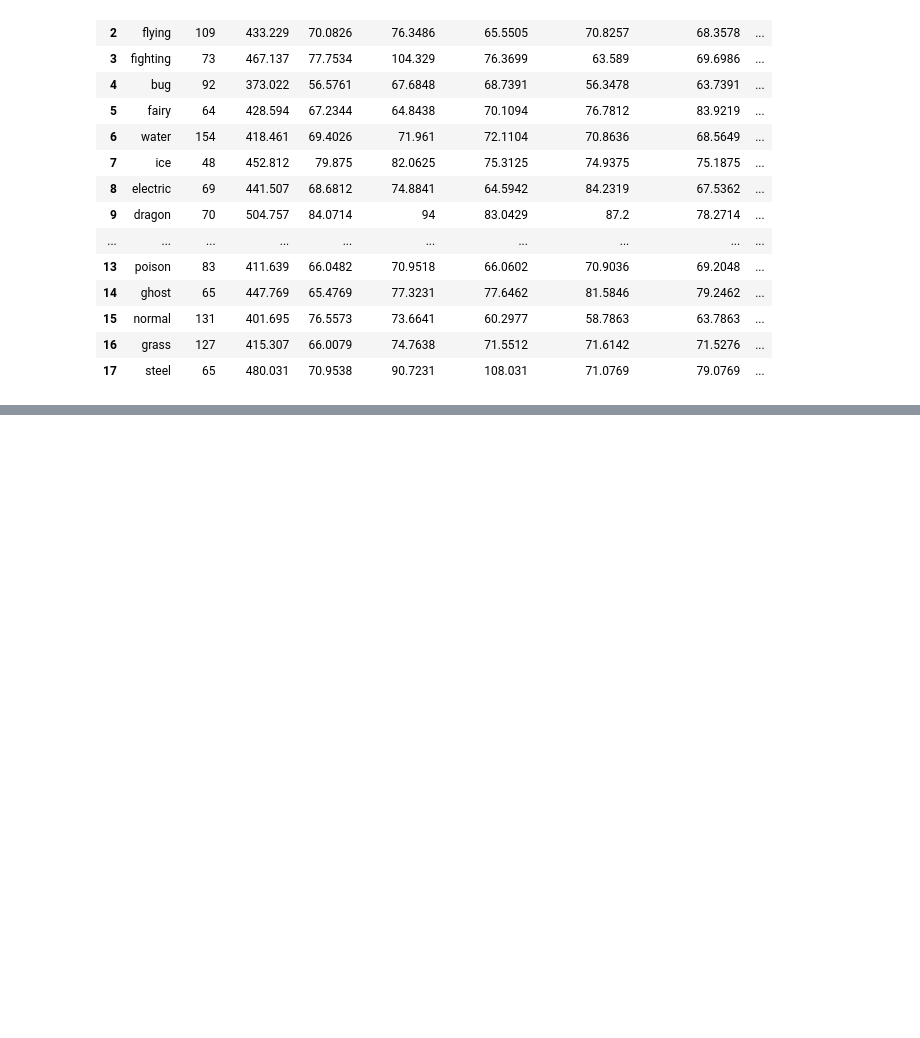
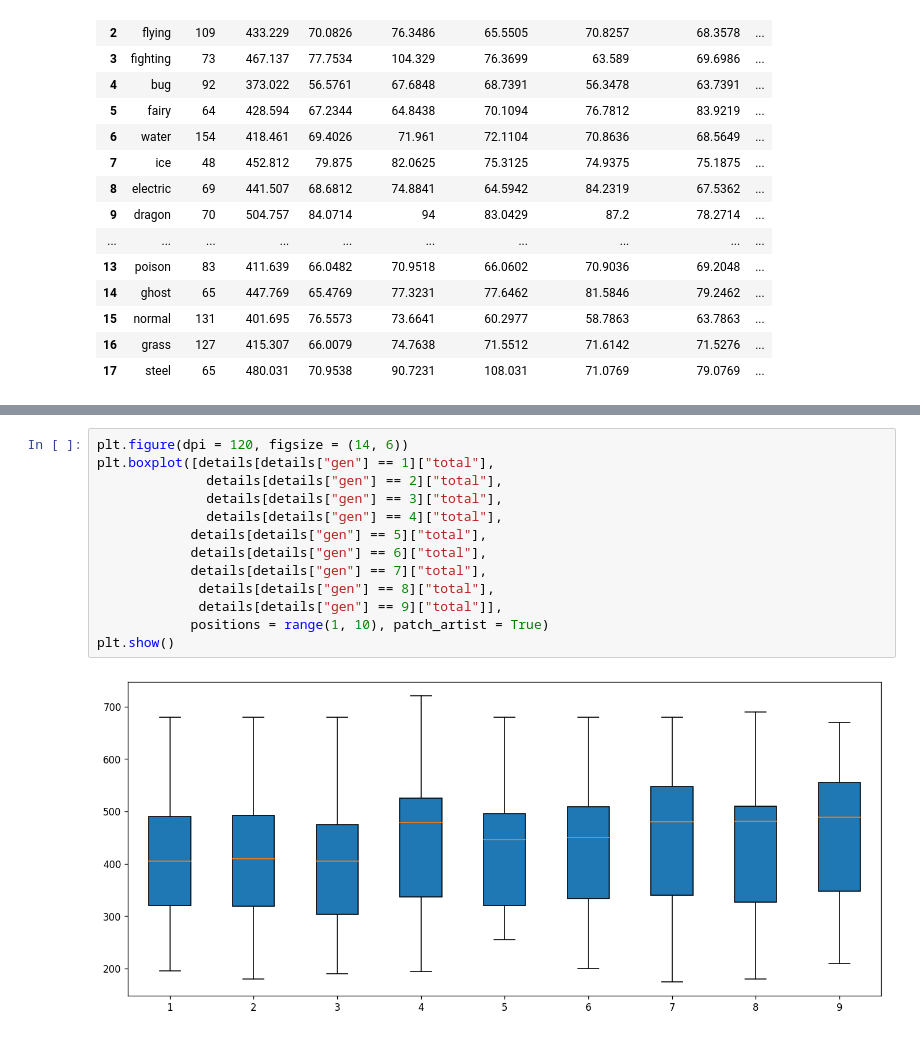
Before and after one commit to Anuroopa12x/Pokemon_Data_Analysis, a Jupyter notebook: Analysing.ipynb, the cells around one changed output, grey strips where cells are left out. Drawn from its saved outputs; the diff is of its cells as text; blank space fills up the shorter version.

```diff
--- a/Analysing.ipynb
+++ b/Analysing.ipynb
@@ -1123,0 +1152,15 @@ plt.show()
+# %%
+plt.figure(dpi = 120, figsize = (14, 6))
+plt.boxplot([details[details["gen"] == 1]["total"],
+              details[details["gen"] == 2]["total"],
+              details[details["gen"] == 3]["total"],
+              details[details["gen"] == 4]["total"],
+            details[details["gen"] == 5]["total"],
+            details[details["gen"] == 6]["total"],
+            details[details["gen"] == 7]["total"],
+             details[details["gen"] == 8]["total"],
+             details[details["gen"] == 9]["total"]],
+            positions = range(1, 10), patch_artist = True)
+plt.show()
+# %% [output]
+[figure, added]
```
Also changed, not shown: parts of 33 cells of this notebook, 2 other files.
